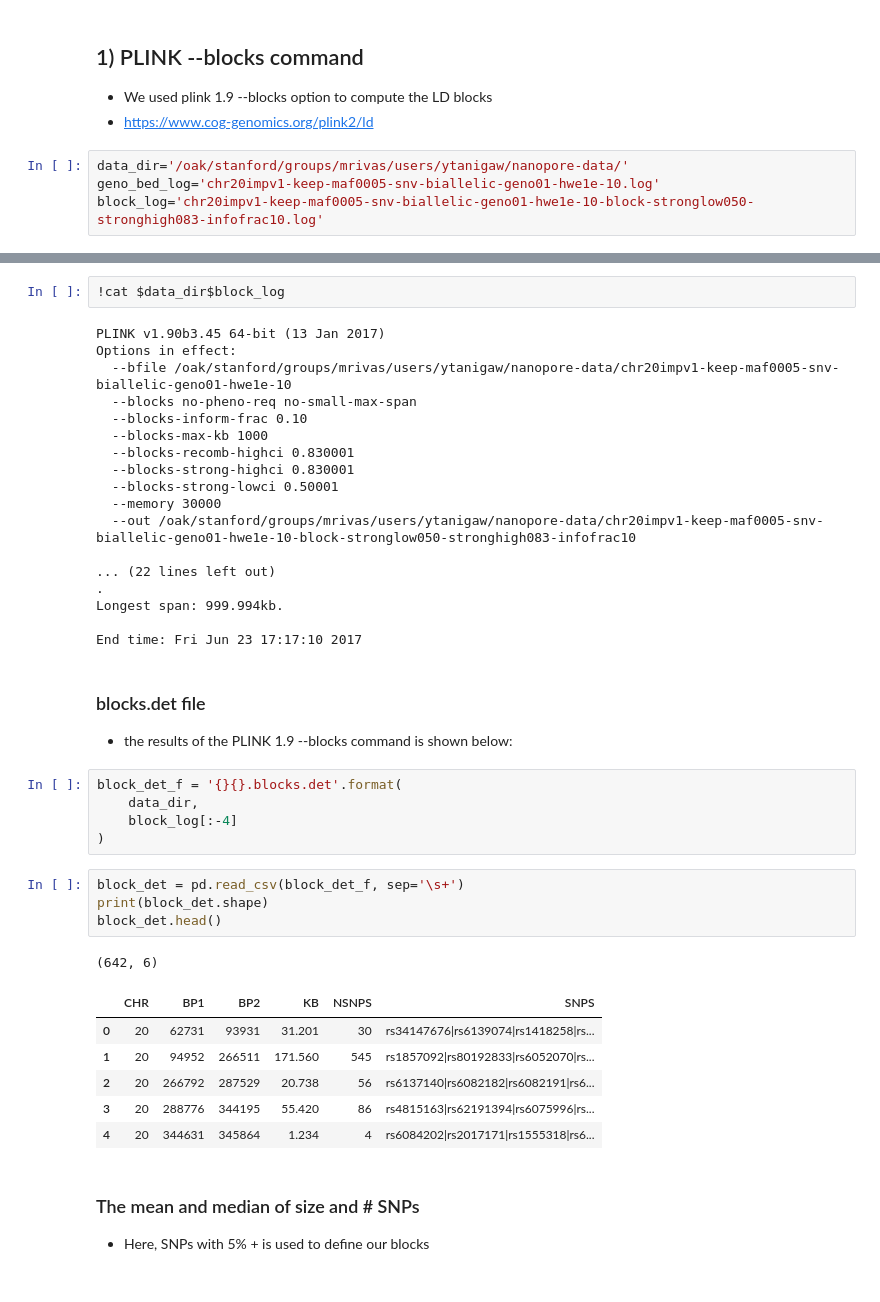
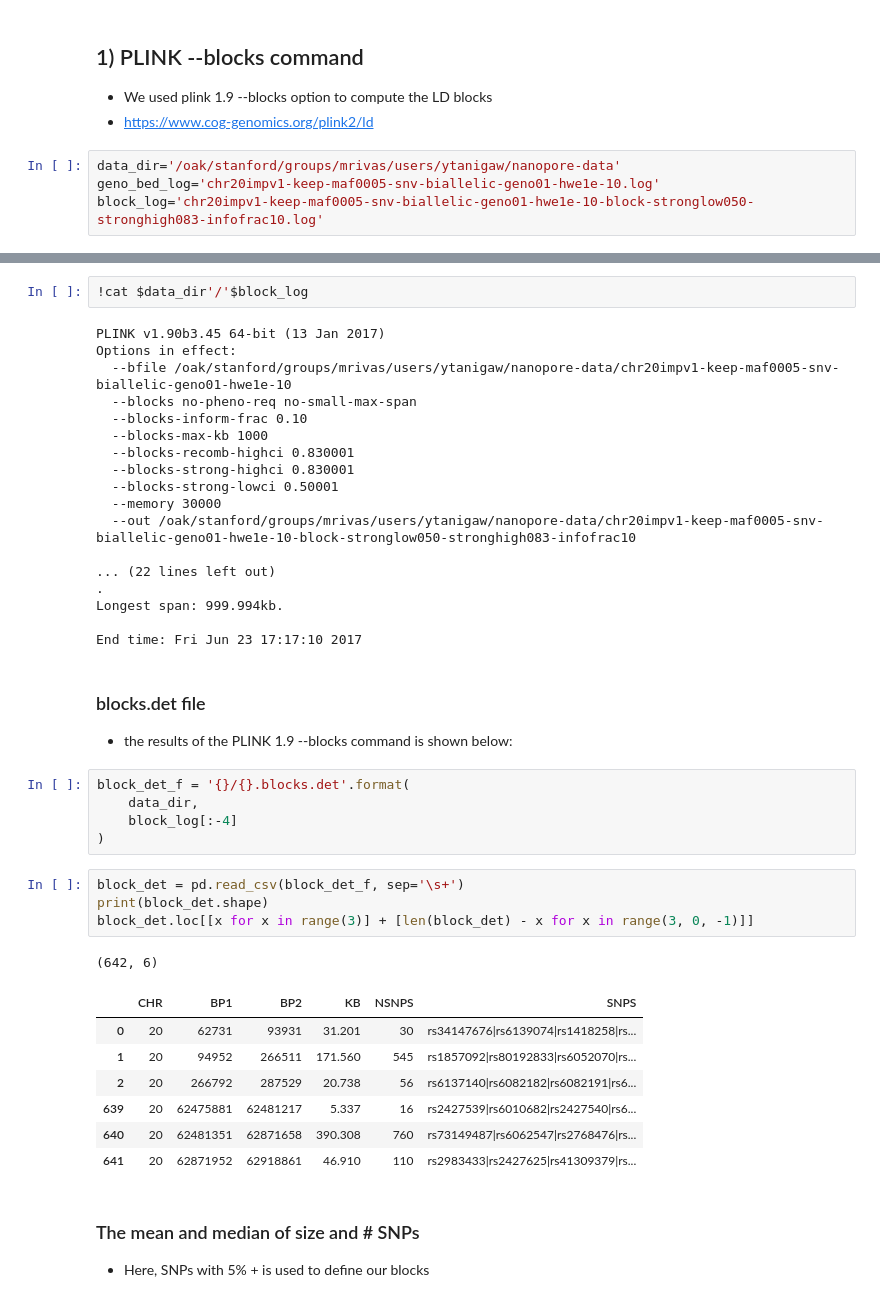
Before and after one commit to rivas-lab/nanopore, a Jupyter notebook: src/LD_block_to_bed-with-geno-hwe-filters.ipynb, the cells around one changed output, grey strips where cells are left out. Drawn from its saved outputs; the diff is of its cells as text.

```diff
--- a/src/LD_block_to_bed-with-geno-hwe-filters.ipynb
+++ b/src/LD_block_to_bed-with-geno-hwe-filters.ipynb
@@ -30,7 +30,7 @@ matplotlib.rc('font', **font)
 - We used plink 1.9 --blocks option to compute the LD blocks
 - https://www.cog-genomics.org/plink2/ld
 # %%
-data_dir='/oak/stanford/groups/mrivas/users/ytanigaw/nanopore-data/'
+data_dir='/oak/stanford/groups/mrivas/users/ytanigaw/nanopore-data'
 geno_bed_log='chr20impv1-keep-maf0005-snv-biallelic-geno01-hwe1e-10.log'
 block_log='chr20impv1-keep-maf0005-snv-biallelic-geno01-hwe1e-10-block-stronglow050-stronghigh083-infofrac10.log'
 # %%
@@ -54,7 +54,7 @@ Options in effect:
 
 End time: Fri Jun 23 16:26:23 2017
 # %%
-!cat $data_dir$block_log
+!cat $data_dir'/'$block_log
 # %% [output]
 PLINK v1.90b3.45 64-bit (13 Jan 2017)
 Options in effect:
@@ -77,22 +77,23 @@ End time: Fri Jun 23 17:17:10 2017
 ### blocks.det file
 - the results of the PLINK 1.9 --blocks command is shown below:
 # %%
-block_det_f = '{}{}.blocks.det'.format(
+block_det_f = '{}/{}.blocks.det'.format(
     data_dir,
     block_log[:-4]
 )
 # %%
 block_det = pd.read_csv(block_det_f, sep='\s+')
 print(block_det.shape)
-block_det.head()
+block_det.loc[[x for x in range(3)] + [len(block_det) - x for x in range(3, 0, -1)]]
 # %% [output]
 (642, 6)
 |  | CHR | BP1 | BP2 | KB | NSNPS | SNPS |
 | 0 | 20 | 62731 | 93931 | 31.201 | 30 | rs34147676|rs6139074|rs1418258|rs... |
 | 1 | 20 | 94952 | 266511 | 171.560 | 545 | rs1857092|rs80192833|rs6052070|rs... |
 | 2 | 20 | 266792 | 287529 | 20.738 | 56 | rs6137140|rs6082182|rs6082191|rs6... |
-| 3 | 20 | 288776 | 344195 | 55.420 | 86 | rs4815163|rs62191394|rs6075996|rs... |
-| 4 | 20 | 344631 | 345864 | 1.234 | 4 | rs6084202|rs2017171|rs1555318|rs6... |
+| 639 | 20 | 62475881 | 62481217 | 5.337 | 16 | rs2427539|rs6010682|rs2427540|rs6... |
+| 640 | 20 | 62481351 | 62871658 | 390.308 | 760 | rs73149487|rs6062547|rs2768476|rs... |
+| 641 | 20 | 62871952 | 62918861 | 46.910 | 110 | rs2983433|rs2427625|rs41309379|rs... |
 # %% [markdown]
 ### The mean and median of size and # SNPs
 - Here, SNPs with 5% + is used to define our blocks
```
Also changed, not shown: parts of 21 cells of this notebook.
